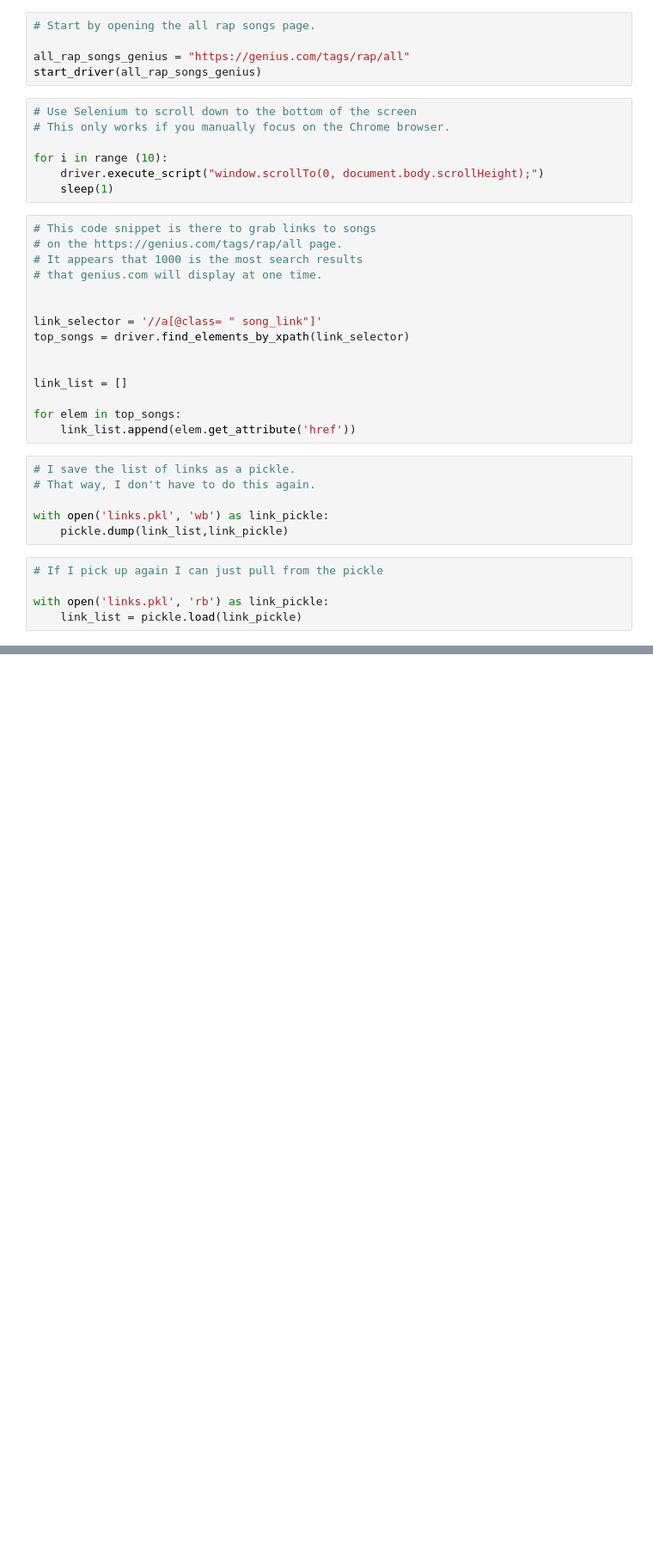
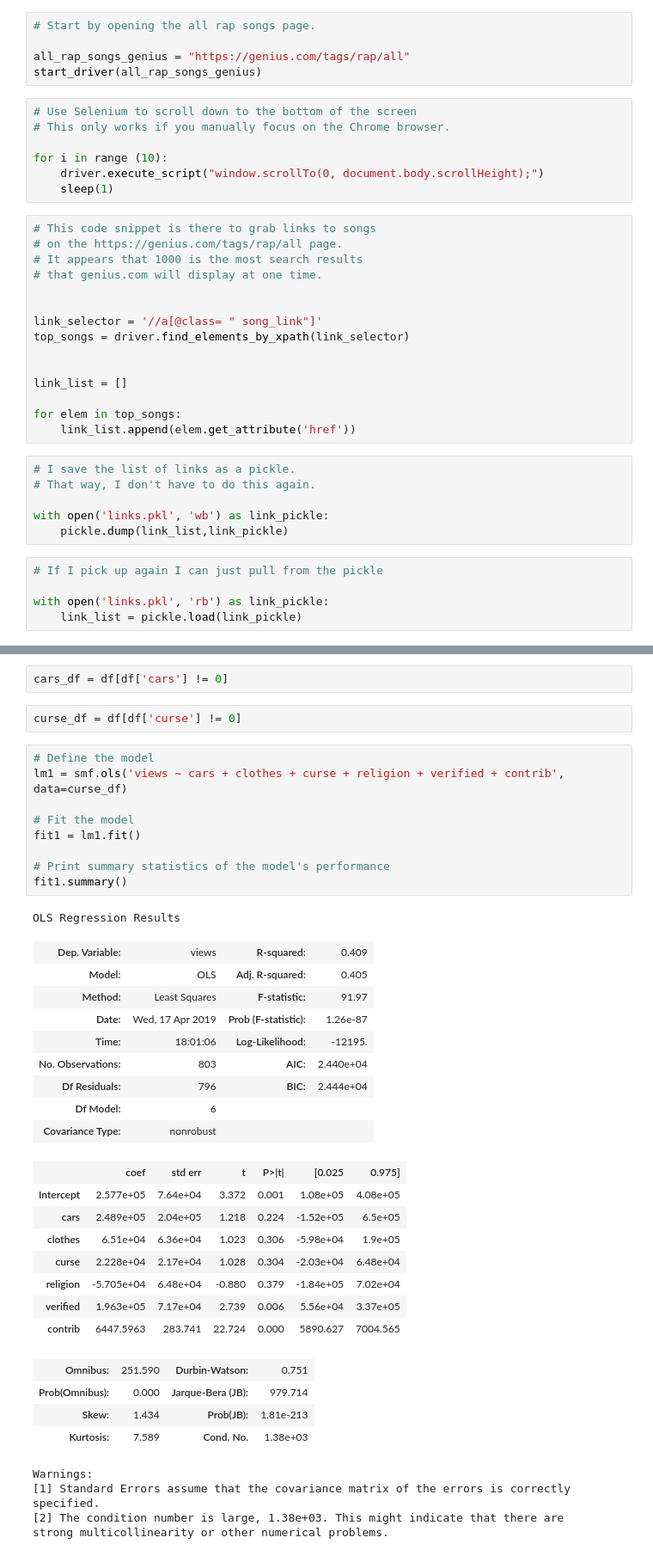
Before and after one commit to natdennett/luther, a Jupyter notebook: natdennett_luther.ipynb, the cells around one changed output, grey strips where cells are left out. Shown at 86% size. Cells and saved outputs as stored; diff of their text form; blank space fills up the shorter version.

```diff
--- a/natdennett_luther.ipynb
+++ b/natdennett_luther.ipynb
@@ -252,0 +396,40 @@ soup = BeautifulSoup(html)
+# %%
+cars_df = df[df['cars'] != 0]
+# %%
+curse_df = df[df['curse'] != 0]
+# %%
+# Define the model
+lm1 = smf.ols('views ~ cars + clothes + curse + religion + verified + contrib', data=curse_df)
+
+# Fit the model
+fit1 = lm1.fit()
+
+# Print summary statistics of the model's performance
+fit1.summary()
+# %% [output]
+OLS Regression Results
+| Dep. Variable: | views | R-squared: | 0.409 |
+| Model: | OLS | Adj. R-squared: | 0.405 |
+| Method: | Least Squares | F-statistic: | 91.97 |
+| Date: | Wed, 17 Apr 2019 | Prob (F-statistic): | 1.26e-87 |
+| Time: | 18:01:06 | Log-Likelihood: | -12195. |
+| No. Observations: | 803 | AIC: | 2.440e+04 |
+| Df Residuals: | 796 | BIC: | 2.444e+04 |
+| Df Model: | 6 |  |  |
+| Covariance Type: | nonrobust |  |  |
+|  | coef | std err | t | P>|t| | [0.025 | 0.975] |
+| Intercept | 2.577e+05 | 7.64e+04 | 3.372 | 0.001 | 1.08e+05 | 4.08e+05 |
+| cars | 2.489e+05 | 2.04e+05 | 1.218 | 0.224 | -1.52e+05 | 6.5e+05 |
+| clothes | 6.51e+04 | 6.36e+04 | 1.023 | 0.306 | -5.98e+04 | 1.9e+05 |
+| curse | 2.228e+04 | 2.17e+04 | 1.028 | 0.304 | -2.03e+04 | 6.48e+04 |
+| religion | -5.705e+04 | 6.48e+04 | -0.880 | 0.379 | -1.84e+05 | 7.02e+04 |
+| verified | 1.963e+05 | 7.17e+04 | 2.739 | 0.006 | 5.56e+04 | 3.37e+05 |
+| contrib | 6447.5963 | 283.741 | 22.724 | 0.000 | 5890.627 | 7004.565 |
+| Omnibus: | 251.590 | Durbin-Watson: | 0.751 |
+| Prob(Omnibus): | 0.000 | Jarque-Bera (JB): | 979.714 |
+| Skew: | 1.434 | Prob(JB): | 1.81e-213 |
+| Kurtosis: | 7.589 | Cond. No. | 1.38e+03 |
+Warnings:
+[1] Standard Errors assume that the covariance matrix of the errors is correctly specified.
+[2] The condition number is large, 1.38e+03. This might indicate that there are
+strong multicollinearity or other numerical problems.
```
Also changed, not shown: parts of 44 cells of this notebook, 2 other files.
